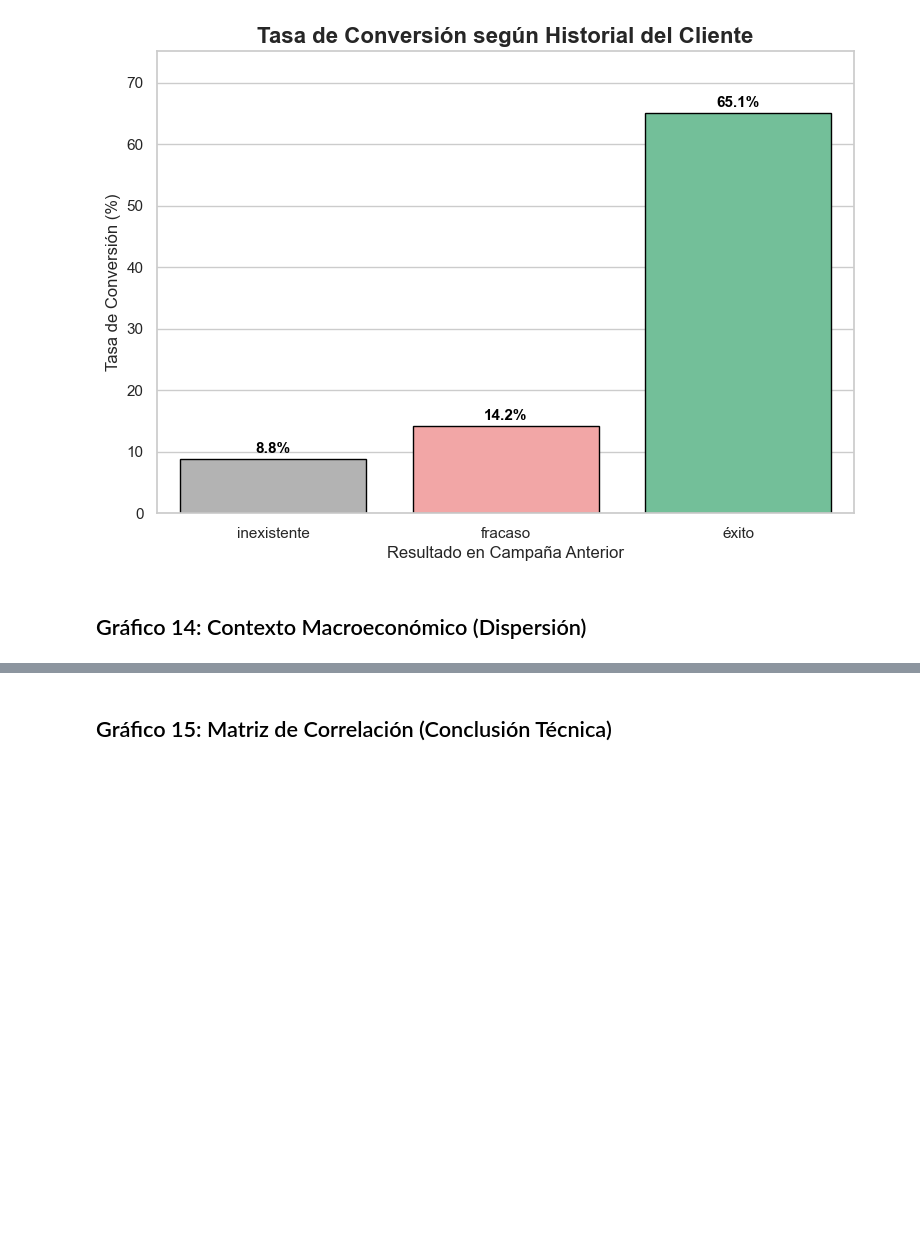
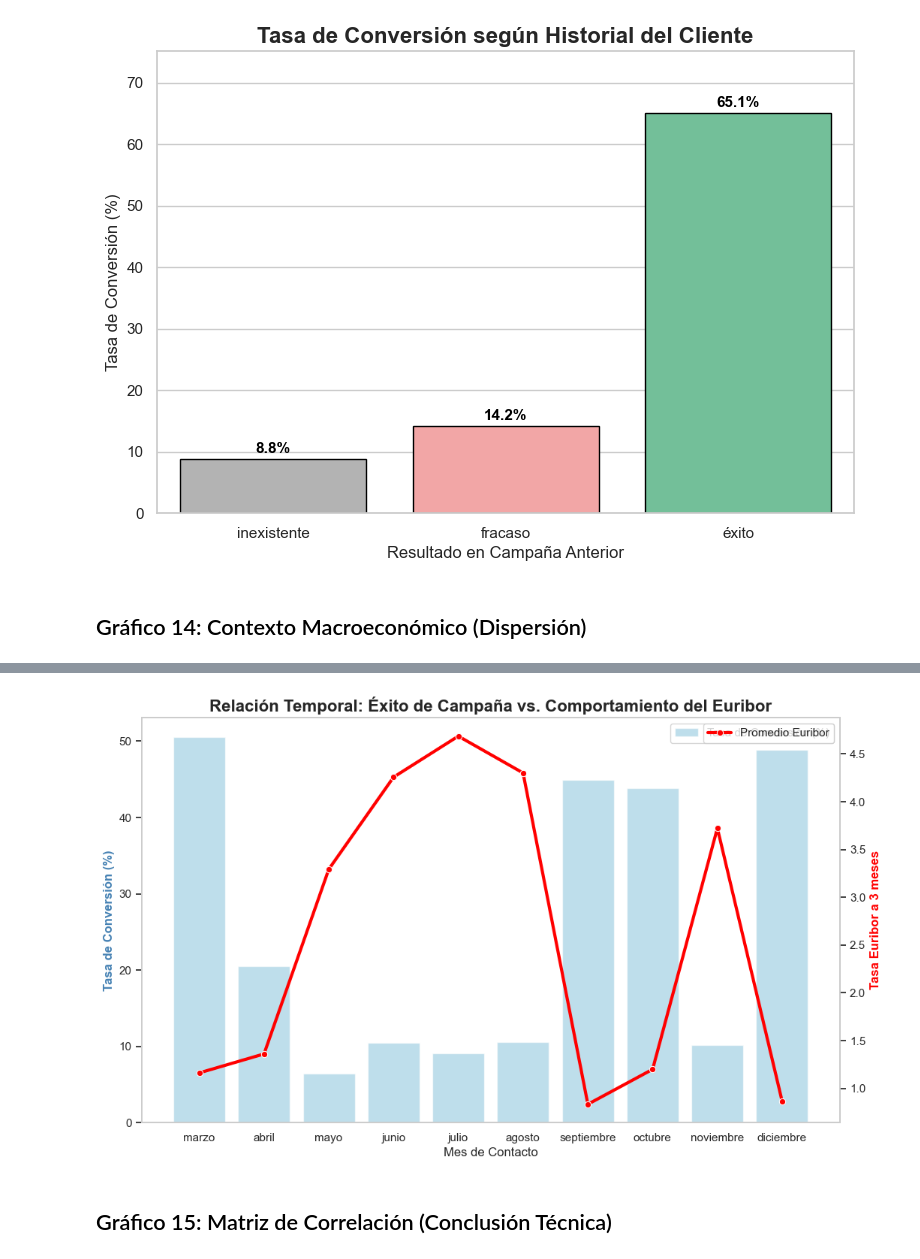
Before and after one commit to sparklyeonn/Proyecto-Preprocesamiento, a Jupyter notebook: graficos.ipynb, the cells around one changed output, grey strips where cells are left out. Saved outputs shown, nothing was run; the diff lists cells and outputs as text; code cells hidden in the pictures; blank space fills up the shorter version.

```diff
--- a/graficos.ipynb
+++ b/graficos.ipynb
@@ -424,3 +447,30 @@ plt.show()
+# %%
+# Gráfico de Relación: Mes vs Tasa de Conversión vs Euribor
+fig, ax1 = plt.subplots(figsize=(12, 7))
+
+# 1. Configuración del primer eje (Barras para la Tasa de Conversión)
+orden_meses = ['marzo', 'abril', 'mayo', 'junio', 'julio', 'agosto', 'septiembre', 'octubre', 'noviembre', 'diciembre']
+tasa_mes = df.groupby('month')['y'].mean().reindex(orden_meses) * 100
+
+sns.barplot(x=tasa_mes.index, y=tasa_mes.values, alpha=0.6, color='skyblue', label='Tasa de Conversión (%)', ax=ax1)
+ax1.set_ylabel('Tasa de Conversión (%)', fontsize=12, fontweight='bold', color='steelblue')
+ax1.set_xlabel('Mes de Contacto', fontsize=12)
+
+# 2. Configuración del segundo eje (Línea para el Euribor promedio)
+ax2 = ax1.twinx() # Crea un segundo eje Y que comparte el mismo eje X
+euribor_mes = df.groupby('month')['euribor3m'].mean().reindex(orden_meses)
+
+sns.lineplot(x=euribor_mes.index, y=euribor_mes.values, color='red', marker='o', linewidth=3, label='Promedio Euribor', ax=ax2)
+ax2.set_ylabel('Tasa Euribor a 3 meses', fontsize=12, fontweight='bold', color='red')
+
+# Detalles finales
+plt.title('Relación Temporal: Éxito de Campaña vs. Comportamiento del Euribor', fontsize=16, fontweight='bold')
+ax1.grid(False) # Limpiamos un poco el fondo para que no se saturen las líneas
+ax2.grid(False)
+
+plt.show()
+# %% [output]
+[figure, added]
 # %% [markdown]
 ## Gráfico 15: Matriz de Correlación (Conclusión Técnica)
 # %% [markdown]
```
Also changed, not shown: parts of 4 cells of this notebook, 3 other files.
